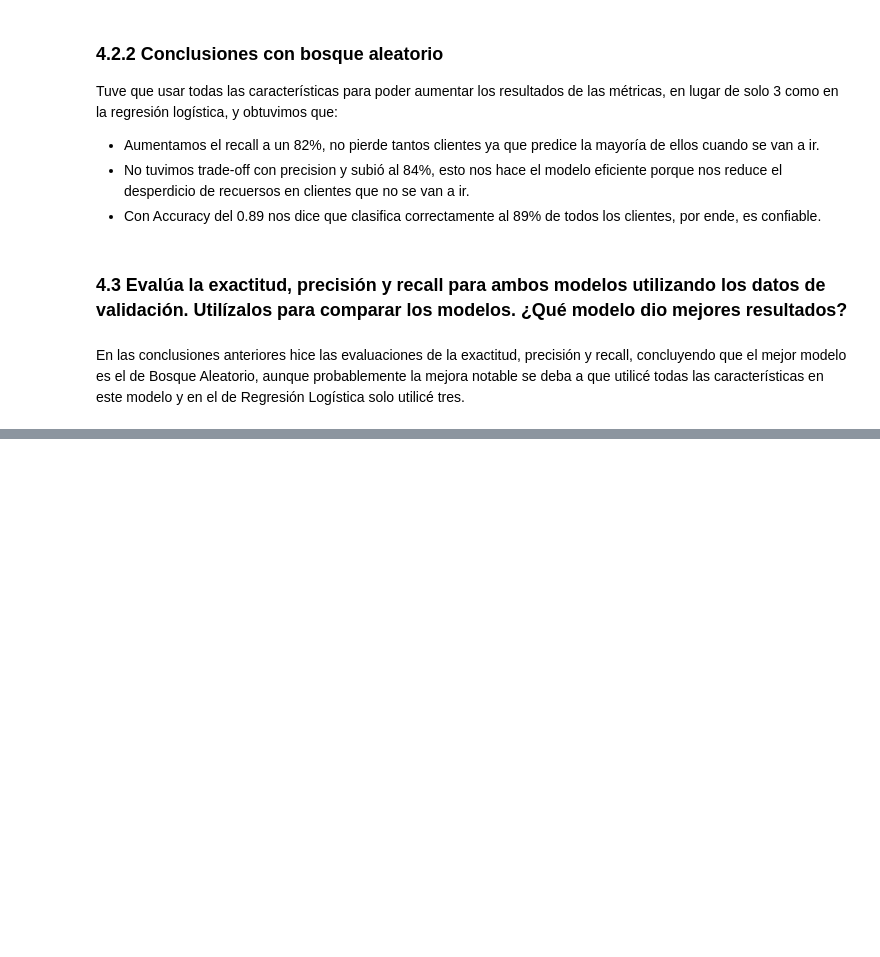
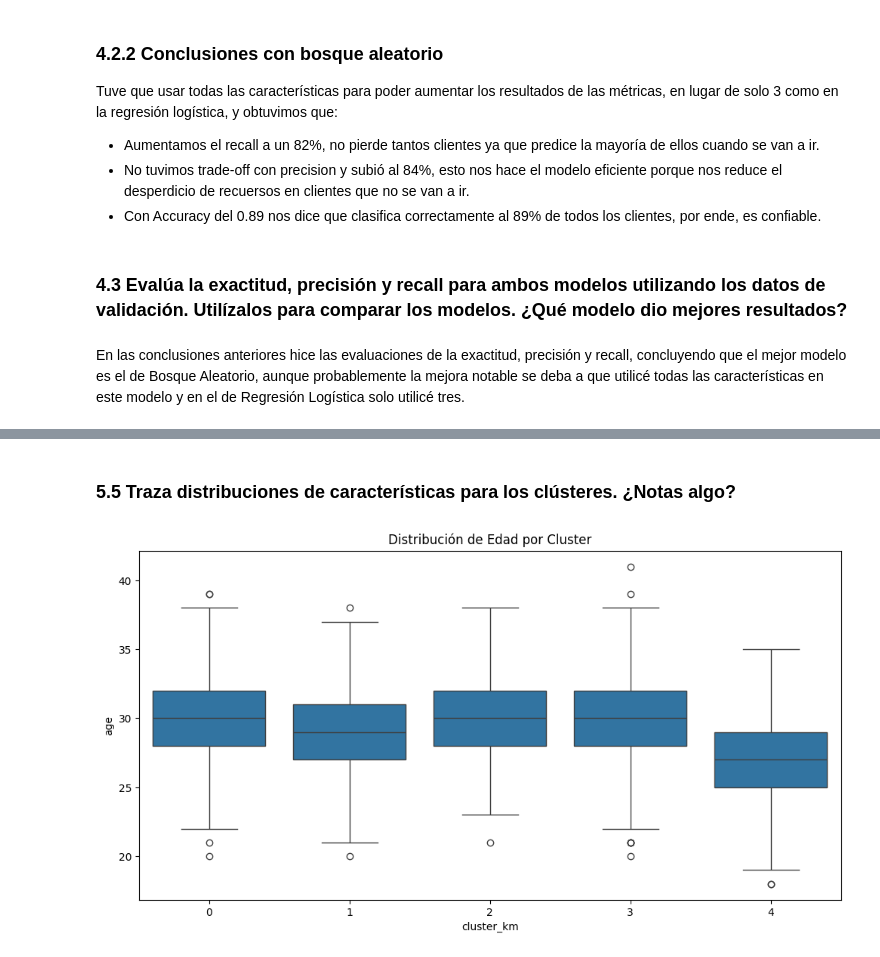
Before and after one commit to pedro-pali/proyecto_sprint_14, a Jupyter notebook: proyecto.ipynb, the cells around one changed output, grey strips where cells are left out. Saved outputs shown, nothing was run; the diff lists cells and outputs as text; code cells hidden in the pictures; blank space fills up the shorter version.

```diff
--- a/proyecto.ipynb
+++ b/proyecto.ipynb
@@ -366,0 +412,8 @@ En las conclusiones anteriores hice las evaluaciones de la exactitud, precisión
+# %%
+km = KMeans(n_clusters= 5)
+
+labels = km.fit_predict(x_sc)
+
+gym['cluster_km'] = labels
+
+print(gym['cluster_km'])
@@ -366,0 +451,11 @@ En las conclusiones anteriores hice las evaluaciones de la exactitud, precisión
+# %% [markdown]
+### 5.5  Traza distribuciones de características para los clústeres. ¿Notas algo?
+# %%
+# Edad
+plt.figure(figsize=(12, 6))
+
+sns.boxplot(data=gym, x='cluster_km', y='age')
+plt.title('Distribución de Edad por Cluster')
+plt.show()
+# %% [output]
+[figure, added]
```
Also changed, not shown: parts of 26 cells of this notebook, 1 other file.
